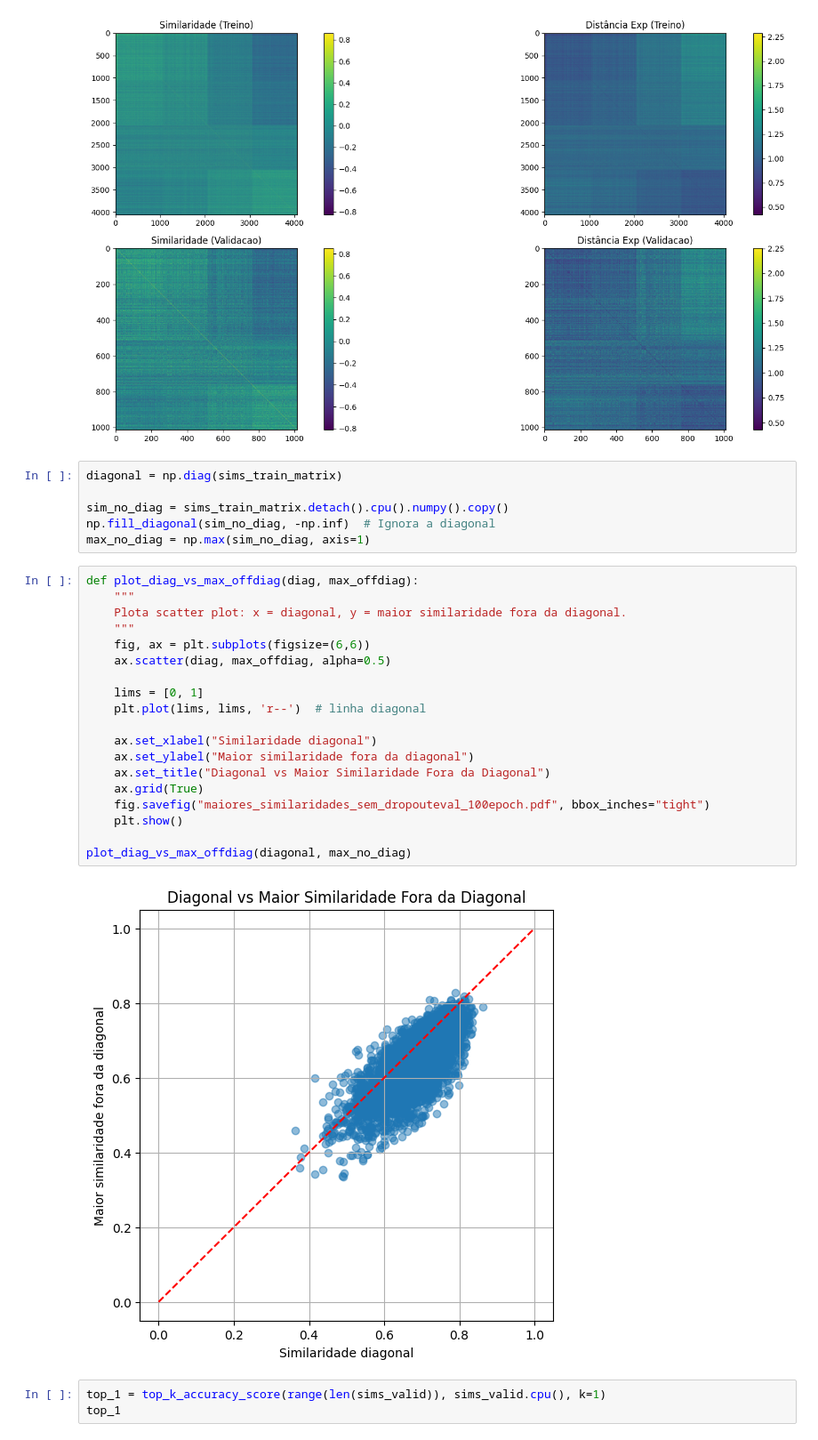
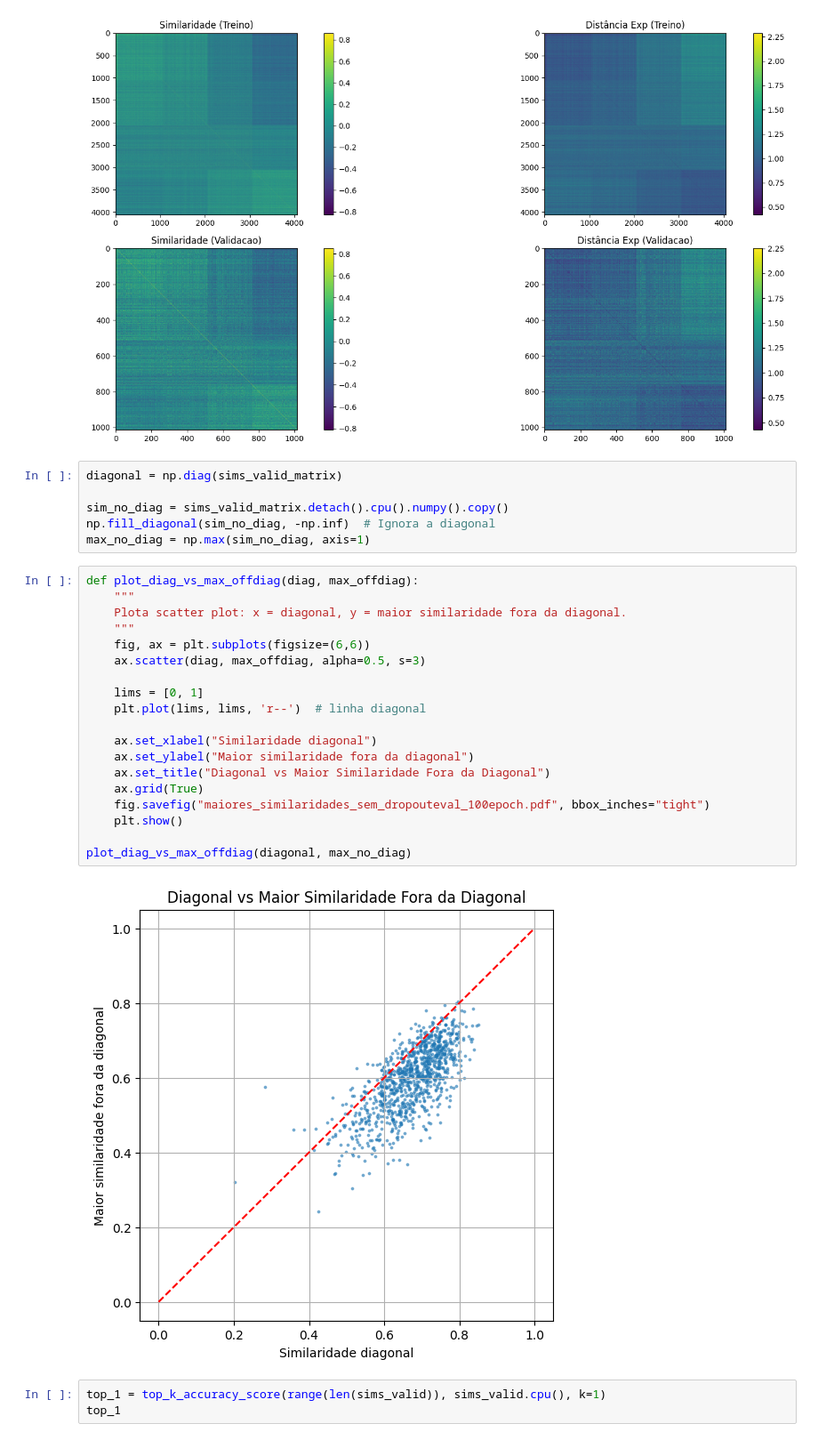
Before and after one commit to Krayth/TCC-graphs-CLIP-test2, a Jupyter notebook: Treinamento-Watts-Strogatz.ipynb, the cells around one changed output. Shown at 89% size. Drawn from its saved outputs; the diff is of its cells as text.

```diff
--- a/Treinamento-Watts-Strogatz.ipynb
+++ b/Treinamento-Watts-Strogatz.ipynb
@@ -589,32 +589,32 @@ plt.show()
 # %% [output]
 [figure]
 # %%
-diagonal = np.diag(sims_train_matrix)
+diagonal = np.diag(sims_valid_matrix)
 
-sim_no_diag = sims_train_matrix.detach().cpu().numpy().copy()
+sim_no_diag = sims_valid_matrix.detach().cpu().numpy().copy()
 np.fill_diagonal(sim_no_diag, -np.inf)  # Ignora a diagonal
 max_no_diag = np.max(sim_no_diag, axis=1)
 # %%
 def plot_diag_vs_max_offdiag(diag, max_offdiag):
     """
     Plota scatter plot: x = diagonal, y = maior similaridade fora da diagonal.
     """
     fig, ax = plt.subplots(figsize=(6,6))
-    ax.scatter(diag, max_offdiag, alpha=0.5)
+    ax.scatter(diag, max_offdiag, alpha=0.5, s=3)
 
     lims = [0, 1]
     plt.plot(lims, lims, 'r--')  # linha diagonal
 
     ax.set_xlabel("Similaridade diagonal")
     ax.set_ylabel("Maior similaridade fora da diagonal")
     ax.set_title("Diagonal vs Maior Similaridade Fora da Diagonal")
     ax.grid(True)
     fig.savefig("maiores_similaridades_sem_dropouteval_100epoch.pdf", bbox_inches="tight")
     plt.show()
 
 plot_diag_vs_max_offdiag(diagonal, max_no_diag)
 # %% [output]
-[figure, old version]
+[figure, new version]
 # %%
 top_1 = top_k_accuracy_score(range(len(sims_valid)), sims_valid.cpu(), k=1)
 top_1
```
Also changed, not shown: parts of 5 cells of this notebook.
